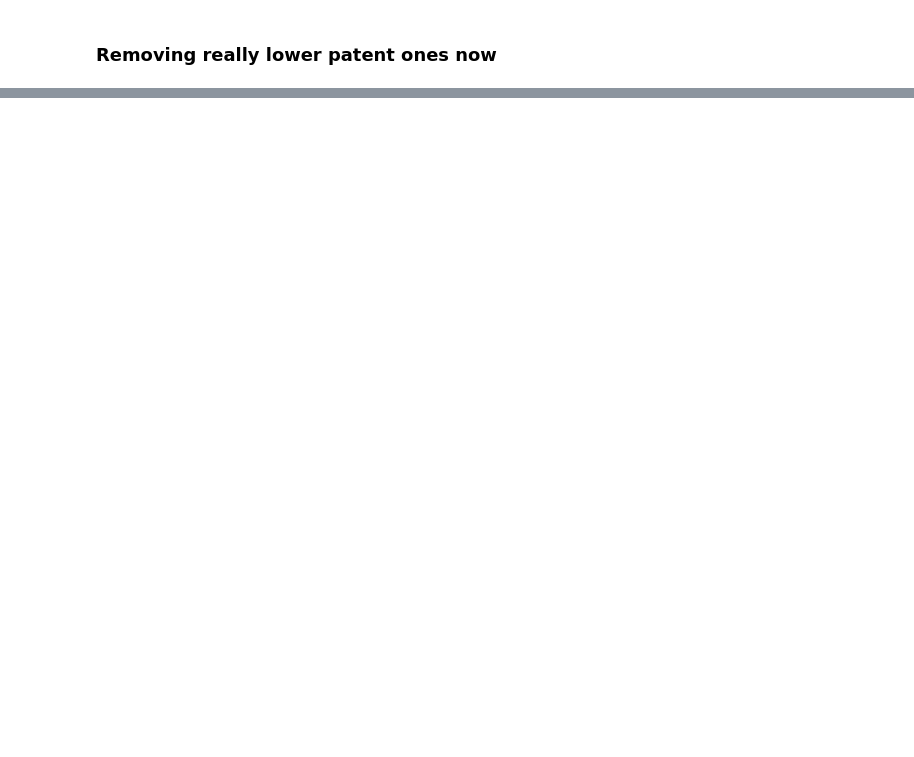
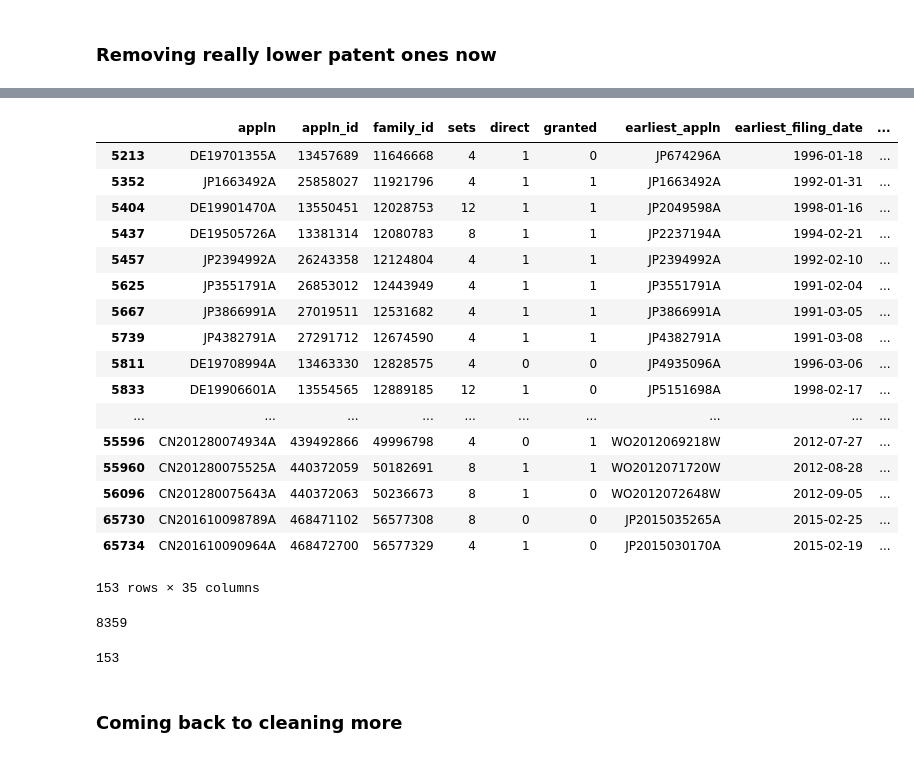
Before and after one commit to HassanSherwani/Topic_Modeling_concepts, a Jupyter notebook: Updated_top_mod/Firms-Preprocessing.ipynb, the cells around one changed output, grey strips where cells are left out. Saved outputs shown, nothing was run; the diff lists cells and outputs as text; code cells hidden in the pictures; blank space fills up the shorter version.

Commit message:
firm level

```diff
--- a/Updated_top_mod/Firms-Preprocessing.ipynb
+++ b/Updated_top_mod/Firms-Preprocessing.ipynb
@@ -358,0 +325,2 @@ len(patents_new['assignee'])
+# %%
+patent = pd.read_pickle('patent_firm_clean.pkl')
@@ -358,0 +361,33 @@ len(patents_new['assignee'])
+# %%
+p=patent
+# %%
+p.loc[p.assignee.str.contains('toyota jidosha',na=False)]
+# %% [output]
+|  | appln | appln_id | family_id | sets | direct | granted | earliest_appln | earliest_filing_date | ... |
+| 5213 | DE19701355A | 13457689 | 11646668 | 4 | 1 | 0 | JP674296A | 1996-01-18 | ... |
+| 5352 | JP1663492A | 25858027 | 11921796 | 4 | 1 | 1 | JP1663492A | 1992-01-31 | ... |
+| 5404 | DE19901470A | 13550451 | 12028753 | 12 | 1 | 1 | JP2049598A | 1998-01-16 | ... |
+| 5437 | DE19505726A | 13381314 | 12080783 | 8 | 1 | 1 | JP2237194A | 1994-02-21 | ... |
+| 5457 | JP2394992A | 26243358 | 12124804 | 4 | 1 | 1 | JP2394992A | 1992-02-10 | ... |
+| 5625 | JP3551791A | 26853012 | 12443949 | 4 | 1 | 1 | JP3551791A | 1991-02-04 | ... |
+| 5667 | JP3866991A | 27019511 | 12531682 | 4 | 1 | 1 | JP3866991A | 1991-03-05 | ... |
+| 5739 | JP4382791A | 27291712 | 12674590 | 4 | 1 | 1 | JP4382791A | 1991-03-08 | ... |
+| 5811 | DE19708994A | 13463330 | 12828575 | 4 | 0 | 0 | JP4935096A | 1996-03-06 | ... |
+| 5833 | DE19906601A | 13554565 | 12889185 | 12 | 1 | 0 | JP5151698A | 1998-02-17 | ... |
+| ... | ... | ... | ... | ... | ... | ... | ... | ... | ... |
+| 55596 | CN201280074934A | 439492866 | 49996798 | 4 | 0 | 1 | WO2012069218W | 2012-07-27 | ... |
+| 55960 | CN201280075525A | 440372059 | 50182691 | 8 | 1 | 1 | WO2012071720W | 2012-08-28 | ... |
+| 56096 | CN201280075643A | 440372063 | 50236673 | 8 | 1 | 0 | WO2012072648W | 2012-09-05 | ... |
+| 65730 | CN201610098789A | 468471102 | 56577308 | 8 | 0 | 0 | JP2015035265A | 2015-02-25 | ... |
+| 65734 | CN201610090964A | 468472700 | 56577329 | 4 | 1 | 0 | JP2015030170A | 2015-02-19 | ... |
+153 rows × 35 columns
+# %%
+len(p.loc[p.assignee.str.contains('toyota',na=False)])
+# %% [output]
+8359
+# %%
+len(p.loc[p.assignee.str.contains('toyota jidosha',na=False)])
+# %% [output]
+153
+# %% [markdown]
+### Coming back to cleaning more
```
Also changed, not shown: parts of 73 cells of this notebook.
